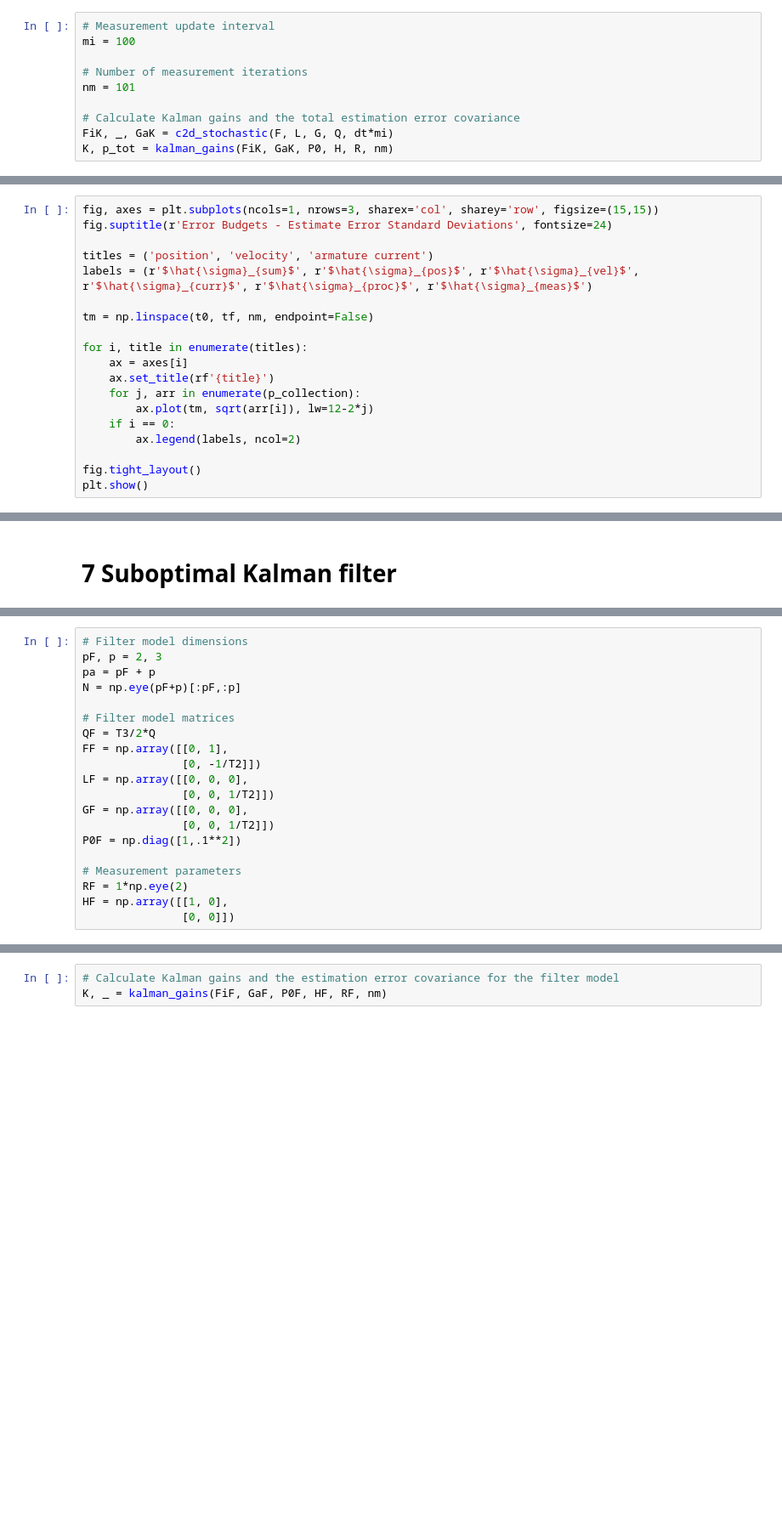
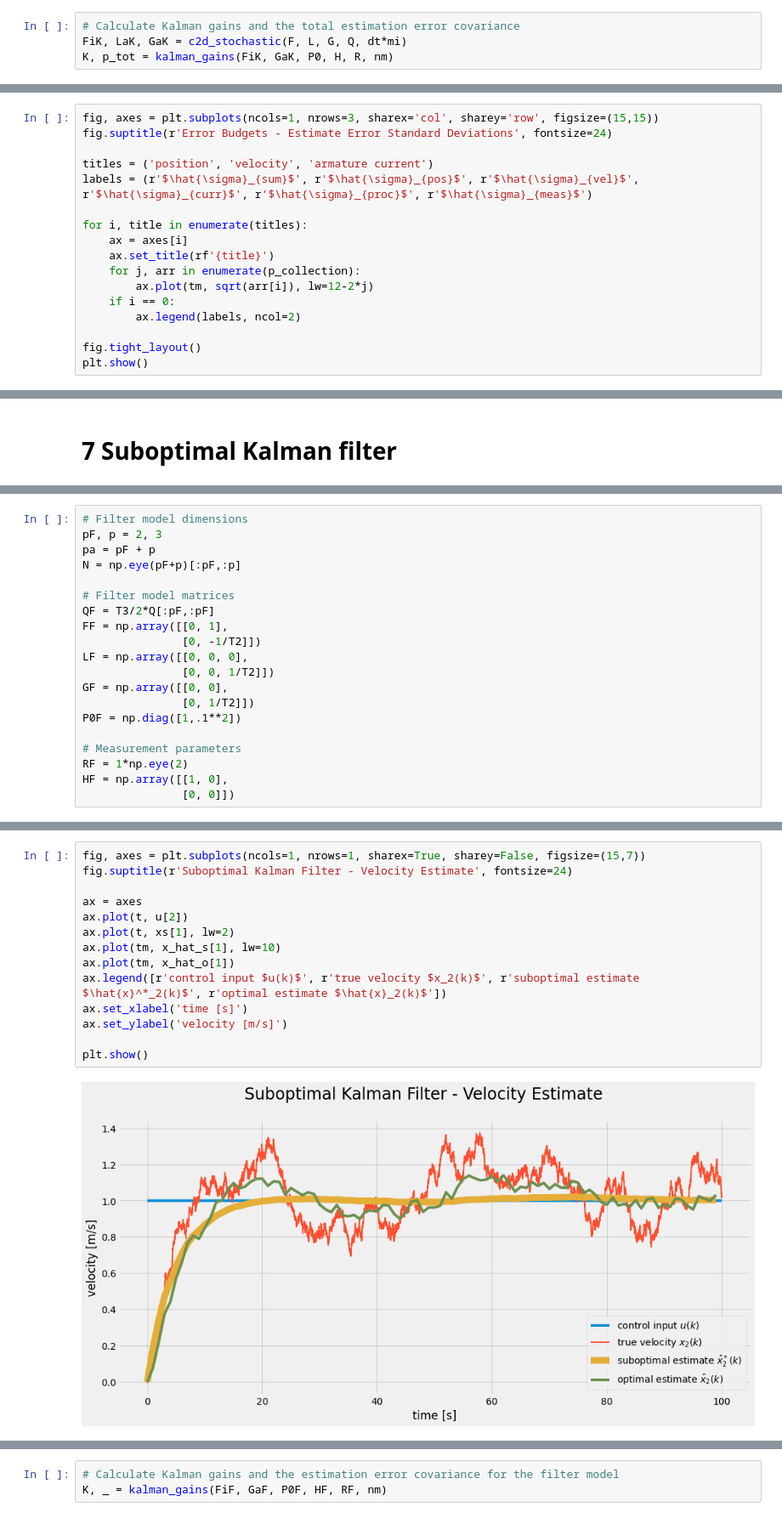
Before and after one commit to fonstelien/TEK4050, a Jupyter notebook: project/project.ipynb, the cells around one changed output, grey strips where cells are left out. Shown at 85% size. Saved outputs shown, nothing was run; the diff lists cells and outputs as text; blank space fills up the shorter version.

````diff
--- a/project/project.ipynb
+++ b/project/project.ipynb
@@ -886,14 +866,8 @@ def covar_analysis(Fi, Ga, P0, H, R, K):
 # %% [markdown]
 We begin the error budget calculations by calculating the Kalman gain over ```nm``` iterations, and keep at the same time the diagonal elements of the total estimation error covariance matrix, ```p_tot```. We will use this to evaluate the sum of the individial contributions, ```p_sum```, calculated further down.
 # %%
-# Measurement update interval
-mi = 100
-
-# Number of measurement iterations
-nm = 101
-
 # Calculate Kalman gains and the total estimation error covariance
-FiK, _, GaK = c2d_stochastic(F, L, G, Q, dt*mi)
+FiK, LaK, GaK = c2d_stochastic(F, L, G, Q, dt*mi)
 K, p_tot = kalman_gains(FiK, GaK, P0, H, R, nm)
 # %% [markdown]
 Then we calculate the individual error covariance contributions which make up the error budget for our system:
@@ -941,8 +915,6 @@ fig.suptitle(r'Error Budgets - Estimate Error Standard Deviations', fontsize=24)
 
 titles = ('position', 'velocity', 'armature current')
 labels = (r'$\hat{\sigma}_{sum}$', r'$\hat{\sigma}_{pos}$', r'$\hat{\sigma}_{vel}$', r'$\hat{\sigma}_{curr}$', r'$\hat{\sigma}_{proc}$', r'$\hat{\sigma}_{meas}$')
-
-tm = np.linspace(t0, tf, nm, endpoint=False)
 
 for i, title in enumerate(titles):
     ax = axes[i]
@@ -981,13 +1022,13 @@ pa = pF + p
 N = np.eye(pF+p)[:pF,:p]
 
 # Filter model matrices
-QF = T3/2*Q
+QF = T3/2*Q[:pF,:pF]
 FF = np.array([[0, 1],
                [0, -1/T2]])
 LF = np.array([[0, 0, 0],
                [0, 0, 1/T2]])
-GF = np.array([[0, 0, 0],
-               [0, 0, 1/T2]])
+GF = np.array([[0, 0],
+               [0, 1/T2]])
 P0F = np.diag([1,.1**2])
 
 # Measurement parameters
@@ -1060,0 +1089,16 @@ E_hat = np.concatenate(E_hat).reshape(runs,2,-1)
+# %%
+fig, axes = plt.subplots(ncols=1, nrows=1, sharex=True, sharey=False, figsize=(15,7))
+fig.suptitle(r'Suboptimal Kalman Filter - Velocity Estimate', fontsize=24)
+
+ax = axes
+ax.plot(t, u[2])
+ax.plot(t, xs[1], lw=2)
+ax.plot(tm, x_hat_s[1], lw=10)
+ax.plot(tm, x_hat_o[1])
+ax.legend([r'control input $u(k)$', r'true velocity $x_2(k)$', r'suboptimal estimate $\hat{x}^*_2(k)$', r'optimal estimate $\hat{x}_2(k)$'])
+ax.set_xlabel('time [s]')
+ax.set_ylabel('velocity [m/s]')
+
+plt.show()
+# %% [output]
+[figure, added]
````
Also changed, not shown: parts of 37 cells of this notebook.
